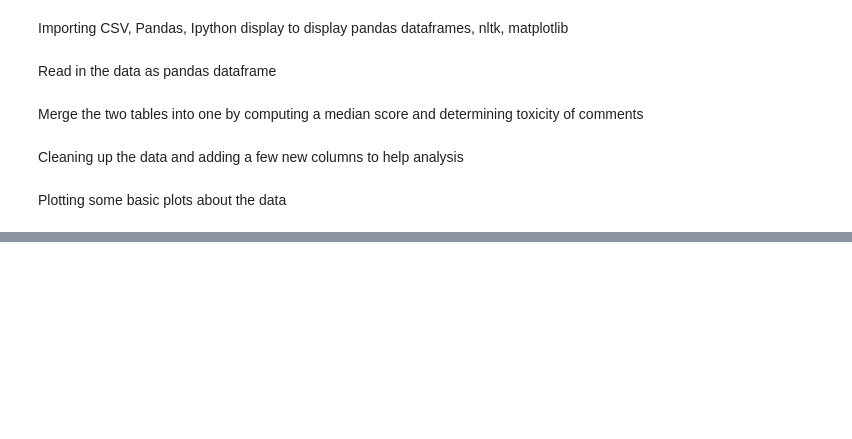
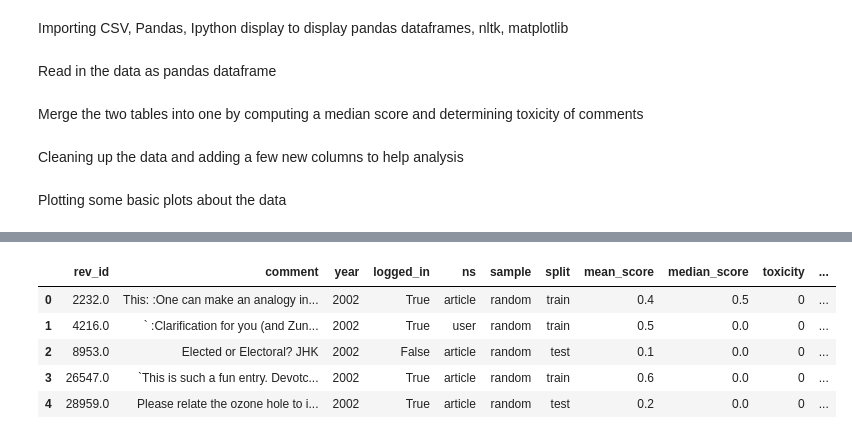
Before and after one commit to skarthikk123/PDSNLP, a Jupyter notebook: NLP data.ipynb, the cells around one changed output, grey strips where cells are left out. Cells and saved outputs as stored; diff of their text form; code cells hidden in the pictures; blank space fills up the shorter version.

```diff
--- a/NLP data.ipynb
+++ b/NLP data.ipynb
@@ -78,0 +86,33 @@ comment length hist is {'-2.0': 459.8229813664596, '-1.0': 285.45882073980397, '
+# %%
+%%time
+import re
+from nltk.stem import PorterStemmer
+from nltk.tokenize import sent_tokenize, word_tokenize
+from nltk.corpus import stopwords as sw
+ps = PorterStemmer()
+
+# set up regex expression to remove all but alpha chars and whitespace
+regex = re.compile('[^a-zA-Z\s]')
+
+drop_stopwords = True # change this to False to keep stop words
+
+# create set of stop words from nltk corpus
+stopwords = set(sw.words('english'))
+
+numsamples = toxicity_annotations_comments_df.comment.shape[0]
+
+# transform each sample text:
+stemmed_text = []
+for text,i in zip(toxicity_annotations_comments_df.comment,range(numsamples)):
+    # set to lower case
+    text = regex.sub('',text.lower())
+    # look at each word in text
+    t = []
+    for word in word_tokenize(text):
+        if len(word) < 30: # drop "words" that are too long (otherwise stem crashes!)
+            if not drop_stopwords or word not in stopwords: # drop stopwords
+                t.append(ps.stem(word)) # stem the added word
+    stemmed_text.append(" ".join(t)) # re-combine list of stemmed words
+    if not i%5000: print(i,',', end="")
+
+toxicity_annotations_comments_df["stemmed"] = pd.Series(np.array(stemmed_text)) # convert list of sample texts to pandas series
@@ -78,0 +122,9 @@ comment length hist is {'-2.0': 459.8229813664596, '-1.0': 285.45882073980397, '
+# %%
+toxicity_annotations_comments_df.head()
+# %% [output]
+|  | rev_id | comment | year | logged_in | ns | sample | split | mean_score | median_score | toxicity | ... |
+| 0 | 2232.0 | This: :One can make an analogy in... | 2002 | True | article | random | train | 0.4 | 0.5 | 0 | ... |
+| 1 | 4216.0 | ` :Clarification for you (and Zun... | 2002 | True | user | random | train | 0.5 | 0.0 | 0 | ... |
+| 2 | 8953.0 | Elected or Electoral? JHK | 2002 | False | article | random | test | 0.1 | 0.0 | 0 | ... |
+| 3 | 26547.0 | `This is such a fun entry. Devotc... | 2002 | True | article | random | train | 0.6 | 0.0 | 0 | ... |
+| 4 | 28959.0 | Please relate the ozone hole to i... | 2002 | True | article | random | test | 0.2 | 0.0 | 0 | ... |
```
Also changed, not shown: parts of 10 cells of this notebook.
